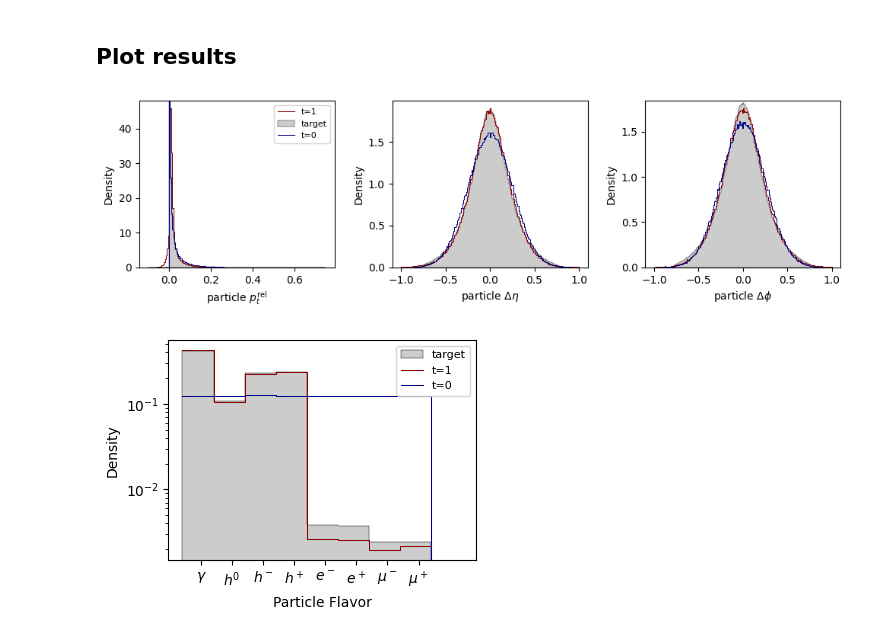
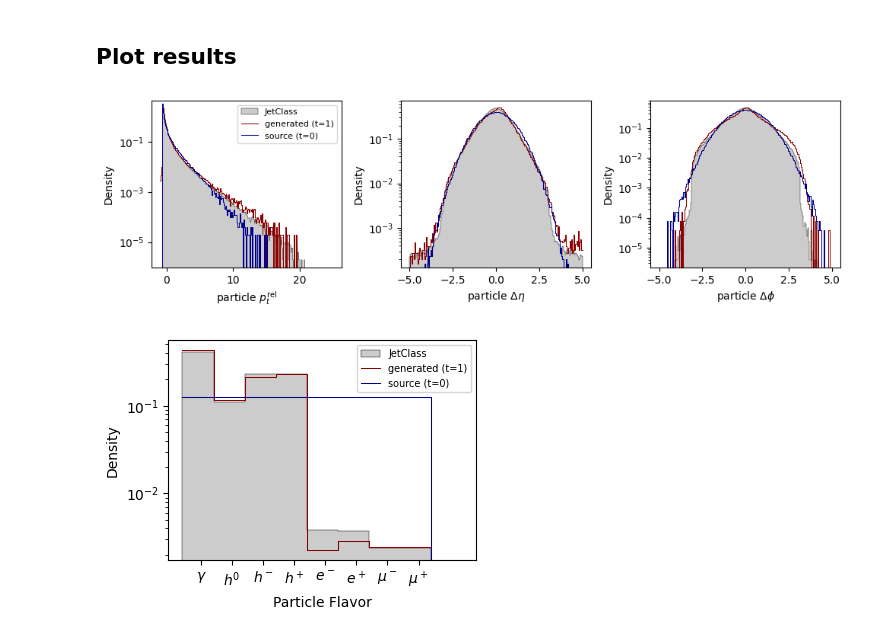
Before and after one commit to dfaroughy/CMB, a Jupyter notebook: experiments/jetclass/train_epic_hybrid.ipynb, the cells around one changed output. Cells and saved outputs as stored; diff of their text form; code cells hidden in the pictures.

```diff
--- a/experiments/jetclass/train_epic_hybrid.ipynb
+++ b/experiments/jetclass/train_epic_hybrid.ipynb
@@ -118,5 +89,5 @@ from cmb.models.trainers import GenerativeDynamicsModule
 
 path='/home/df630/CMB/results/JetClass/beta-gauss_to_tops_ConditionalMarkovBridge_HybridEPiC_2024.09.30_15h17_3528/config.yaml'
 epic_cmb = GenerativeDynamicsModule(config=path)
-epic_cmb.load()
+epic_cmb.load(checkpoint='last')
 # %% [output]
@@ -143,11 +114,13 @@ from cmb.datasets.jetclass import JetsClassData
 from cmb.datasets.jetclass import ParticleClouds
 
 epic_cmb.config.data.source.test.num_jets = 10000
-test = JetsClassData(epic_cmb.config.data, test=True)
+test = JetsClassData(epic_cmb.config.data, test=True, standardize=True)
 
 epic_cmb.generate(source_continuous=test.source.continuous,
                   source_discrete=test.source.discrete,
-                  mask=test.source.mask)
+                  mask=test.source.mask,
+                  output_history=False
+                  )
 # %% [output]
 INFO: generating samples...
 # %%
@@ -155,36 +128,35 @@ sample = ParticleClouds(epic_cmb.sample, min_num_particles=0, max_num_particles=
 # %% [markdown]
 ## Plot results
 # %%
-log = False
-
+log = True
 args_sam = {'stat':'density', 'log_scale':(False, log), 'fill':False, 'color':'darkred', 'lw':0.75, 'label':'generated (t=1)'}
 args_tar = {'stat':'density', 'log_scale':(False, log), 'fill':True, 'color':'k','lw':0.3, 'alpha':0.2, 'label':'JetClass'}
 args_src = {'stat':'density', 'log_scale':(False, log), 'fill':False, 'color':'darkblue','lw':0.75, 'label':'source (t=0)'}
 # %%
 mask_target = (test.target.mask > 0).squeeze()
 mask_source= (test.source.mask > 0).squeeze()
 mask_sample = (sample.mask > 0).squeeze()
 
 fig, ax = plt.subplots(1, 3, figsize=(10,3))
 
-test.target.histplot('pt_rel', mask=mask_target,  binrange=(-.1, .75), binwidth=0.005, xlabel=r'particle $p_t^{\rm rel}$',ax=ax[0], **args_tar)
-sample.histplot('pt_rel', mask=mask_sample, binrange=(-.1, .75), binwidth=0.005, xlabel=r'particle $p_t^{\rm rel}$', ax=ax[0], **args_sam)
-test.source.histplot('pt_rel', mask=mask_source,  binrange=(-.1, .75), binwidth=0.005, xlabel=r'particle $p_t^{\rm rel}$',ax=ax[0], **args_src)
+test.target.histplot('pt_rel', mask=mask_target,  binrange=(-1, 25), binwidth=0.1, xlabel=r'particle $p_t^{\rm rel}$',ax=ax[0], **args_tar)
+sample.histplot('pt_rel', mask=mask_sample, binrange=(-1, 25), binwidth=0.1, xlabel=r'particle $p_t^{\rm rel}$', ax=ax[0], **args_sam)
+test.source.histplot('pt_rel', mask=mask_source,  binrange=(-1, 25), binwidth=0.1, xlabel=r'particle $p_t^{\rm rel}$',ax=ax[0], **args_src)
 
-test.target.histplot('eta_rel', mask=mask_target,  binrange=(-1, 1), binwidth=0.01, xlabel=r'particle $\Delta \eta$', ax=ax[1],  **args_tar)
-sample.histplot('eta_rel', mask=mask_sample, binrange=(-1, 1), binwidth=0.01, xlabel=r'particle $\Delta \eta$', ax=ax[1], **args_sam)
-test.source.histplot('eta_rel', mask=mask_source, binrange=(-1, 1), binwidth=0.01, xlabel=r'particle $\Delta \eta$', ax=ax[1],  **args_src)
+test.target.histplot('eta_rel', mask=mask_target,  binrange=(-5, 5), binwidth=0.05, xlabel=r'particle $\Delta \eta$', ax=ax[1],  **args_tar)
+sample.histplot('eta_rel', mask=mask_sample, binrange=(-5, 5), binwidth=0.05, xlabel=r'particle $\Delta \eta$', ax=ax[1], **args_sam)
+test.source.histplot('eta_rel', mask=mask_source, binrange=(-5, 5), binwidth=0.05, xlabel=r'particle $\Delta \eta$', ax=ax[1],  **args_src)
 
-test.target.histplot('phi_rel', mask=mask_target,  binrange=(-1, 1), binwidth=0.01, xlabel=r'particle $\Delta \phi$', ax=ax[2],  **args_tar)
-sample.histplot('phi_rel', mask=mask_sample, binrange=(-1, 1), binwidth=0.01, xlabel=r'particle $\Delta \phi$', ax=ax[2], **args_sam)
-test.source.histplot('phi_rel', mask=mask_source, binrange=(-1, 1), binwidth=0.01, xlabel=r'particle $\Delta \phi$', ax=ax[2],  **args_src)
+test.target.histplot('phi_rel', mask=mask_target,  binrange=(-5, 5), binwidth=0.05, xlabel=r'particle $\Delta \phi$', ax=ax[2],  **args_tar)
+sample.histplot('phi_rel', mask=mask_sample, binrange=(-5, 5), binwidth=0.05, xlabel=r'particle $\Delta \phi$', ax=ax[2], **args_sam)
+test.source.histplot('phi_rel', mask=mask_source, binrange=(-5, 5), binwidth=0.05, xlabel=r'particle $\Delta \phi$', ax=ax[2],  **args_src)
 
 ax[0].legend(loc='upper right', fontsize=8)
 plt.tight_layout()
 plt.savefig(epic_cmb.workdir / 'particle_distributions.png')
 plt.show()
 # %% [output]
-[figure, old version]
+[figure, new version]
 # %%
 fig, ax = plt.subplots(1, 1, figsize=(4,3))
 
@@ -200,7 +172,7 @@ plt.tight_layout()
 plt.savefig(epic_cmb.workdir / 'flavor_fraction.png')
 plt.show()
 # %% [output]
-[figure, old version]
+[figure, new version]
 # %%
 fig, ax = plt.subplots(2, 4, figsize=(11, 5))
 
```
Also changed, not shown: parts of 11 cells of this notebook, 9 other files.
